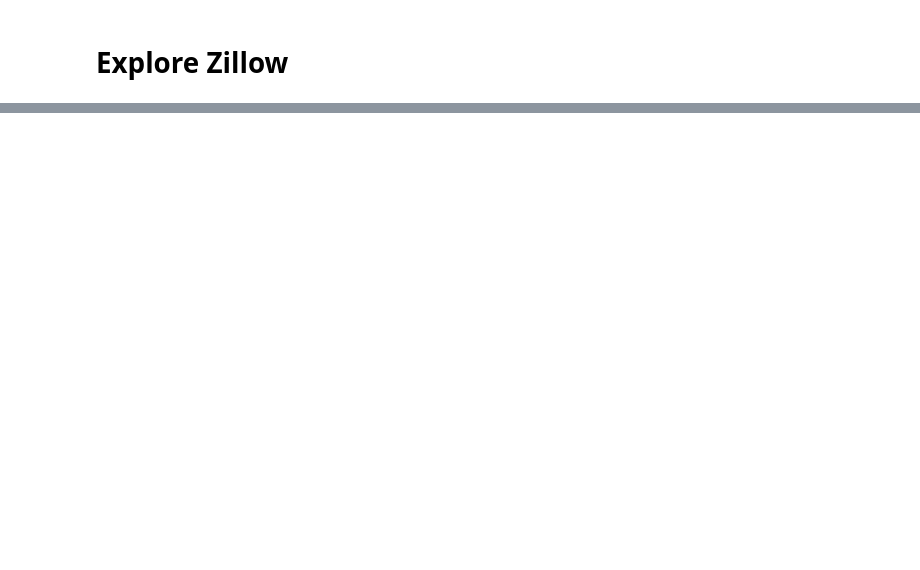
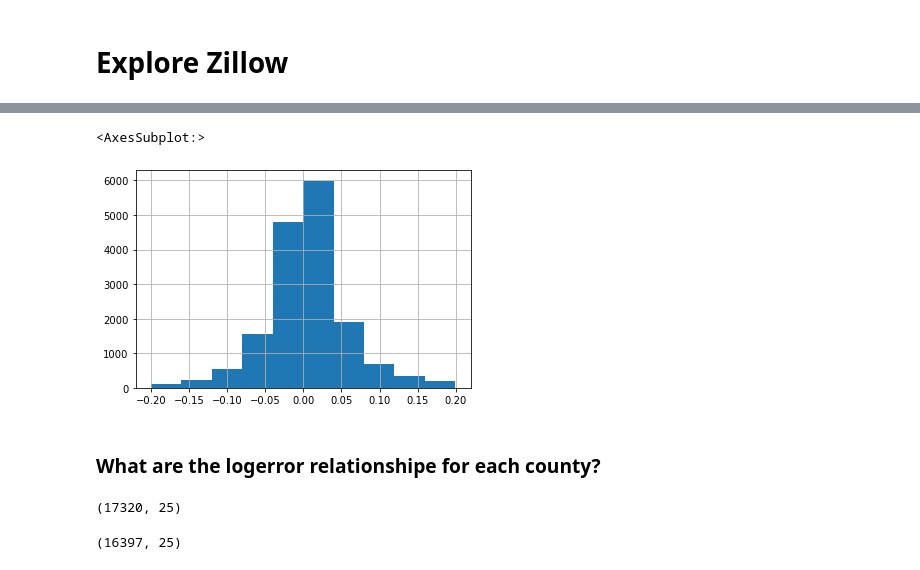
Before and after one commit to kanieladenis/clustering_exercises, a Jupyter notebook: explore_zillow.ipynb, the cells around one changed output, grey strips where cells are left out. Saved outputs shown, nothing was run; the diff lists cells and outputs as text; code cells hidden in the pictures; blank space fills up the shorter version.

```diff
--- a/explore_zillow.ipynb
+++ b/explore_zillow.ipynb
@@ -31,0 +42,16 @@ NameError: name 'df' is not defined
+# %%
+train[(train.logerror > -.2) & (train.logerror < .2)].logerror.hist()
+# %% [output]
+<AxesSubplot:>
+[figure, added]
+# %% [markdown]
+### What are the logerror relationshipe for each county?
+# %%
+train.shape
+# %% [output]
+(17320, 25)
+# %%
+train2 = train[(train.logerror > -.2) & (train.logerror < .2)]
+train2.shape
+# %% [output]
+(16397, 25)
```
Also changed, not shown: parts of 12 cells of this notebook, 2 other files.
